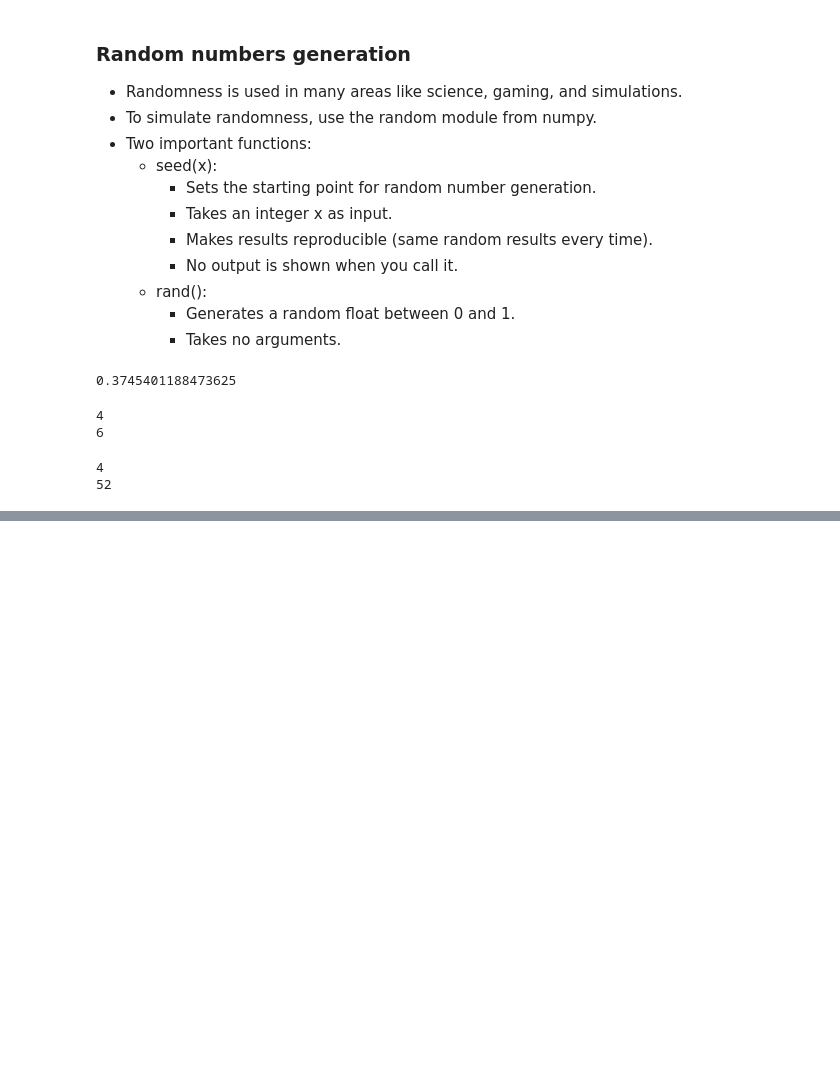
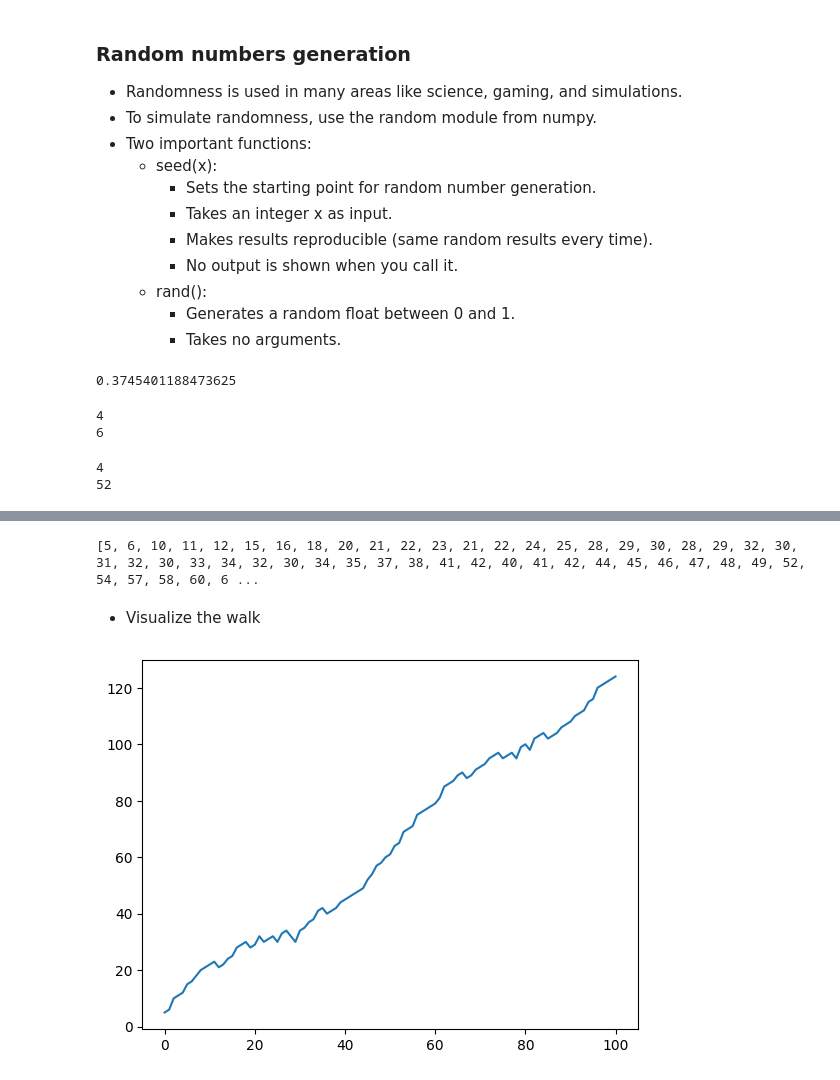
Before and after one commit to kar137/datascience-python, a Jupyter notebook: notebooks/2.Intermediate-python.ipynb, the cells around one changed output, grey strips where cells are left out. Saved outputs shown, nothing was run; the diff lists cells and outputs as text; code cells hidden in the pictures; blank space fills up the shorter version.

Commit message:
Add: Implement random walk and visualize it

```diff
--- a/notebooks/2.Intermediate-python.ipynb
+++ b/notebooks/2.Intermediate-python.ipynb
@@ -1103,0 +1115,40 @@ print(position)
+# %%
+# NumPy is imported, seed is set
+import numpy as np
+np.random.seed(456)
+
+# Initialize random_walk
+random_walk = [5]
+
+# Simulate the random walk
+for i in range(100):
+    # Current position
+    position = random_walk[-1]
+
+    # Roll the dice
+    dice = np.random.randint(1, 7)
+
+    # Define movement
+    if dice == 1:
+        position = max(0,position-2)
+    elif dice <= 4:
+        position += 1
+    else:
+        position += np.random.randint(1, 5)
+
+    # Append new position
+    random_walk.append(position)
+
+# Print the result
+print(random_walk)
+# %% [output]
+[5, 6, 10, 11, 12, 15, 16, 18, 20, 21, 22, 23, 21, 22, 24, 25, 28, 29, 30, 28, 29, 32, 30, 31, 32, 30, 33, 34, 32, 30, 34, 35, 37, 38, 41, 42, 40, 41, 42, 44, 45, 46, 47, 48, 49, 52, 54, 57, 58, 60, 6 ...
+# %% [markdown]
+- Visualize the walk
+# %%
+import matplotlib.pyplot as plt
+
+plt.plot(random_walk)
+plt.show()
+# %% [output]
+[figure, added]
```
Also changed, not shown: parts of 1 cell of this notebook.
